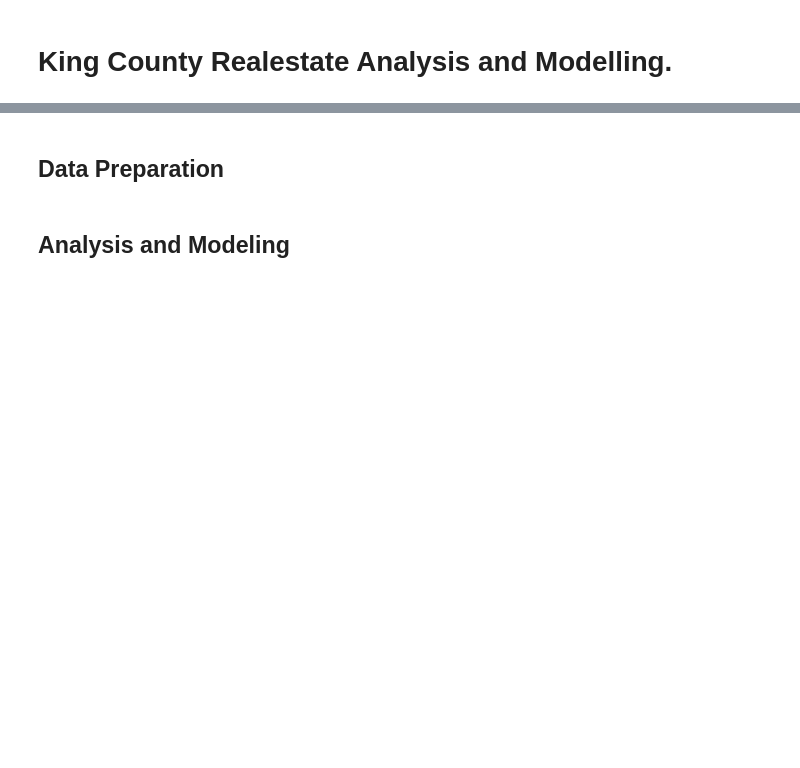
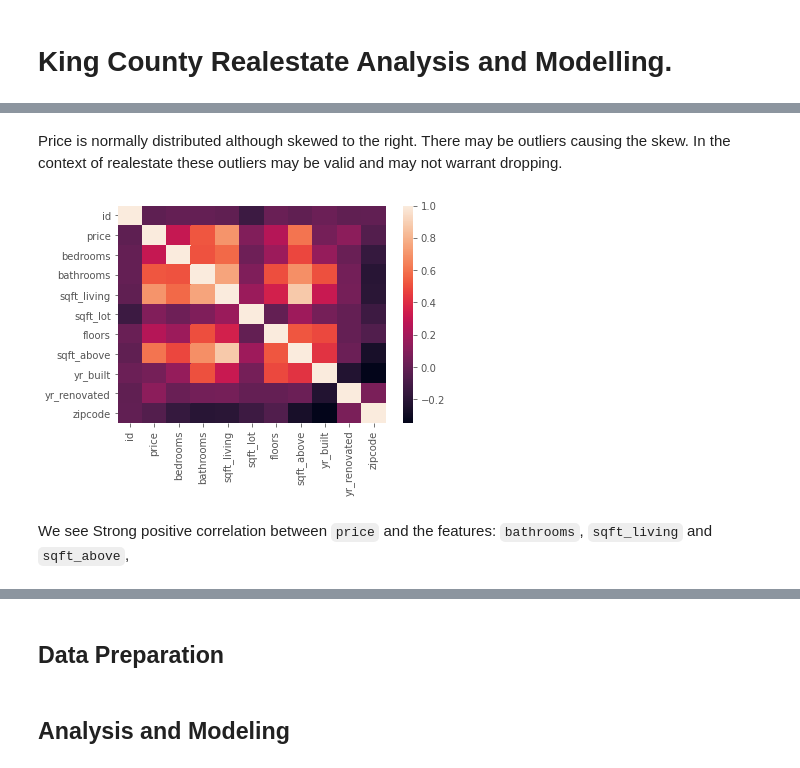
Before and after one commit to R3TR0Quan/KC_Realestate_Analysis_and_Modelling, a Jupyter notebook: notebook.ipynb, the cells around one changed output, grey strips where cells are left out. Drawn from its saved outputs; the diff is of its cells as text; code cells hidden in the pictures; blank space fills up the shorter version.

```diff
--- a/notebook.ipynb
+++ b/notebook.ipynb
@@ -6,0 +134,10 @@
+# %% [markdown]
+Price is normally distributed although skewed to the right. There may be outliers causing the skew. In the context of realestate these outliers may be valid and may not warrant dropping.
+# %%
+#Plot heatmap of correlation
+sns.heatmap(kc_hses.corr(), annot=False)
+plt.show();
+# %% [output]
+[figure, added]
+# %% [markdown]
+We see Strong positive correlation between `price` and the features: `bathrooms`, `sqft_living` and `sqft_above`,
```
Also changed, not shown: parts of 22 cells of this notebook.
